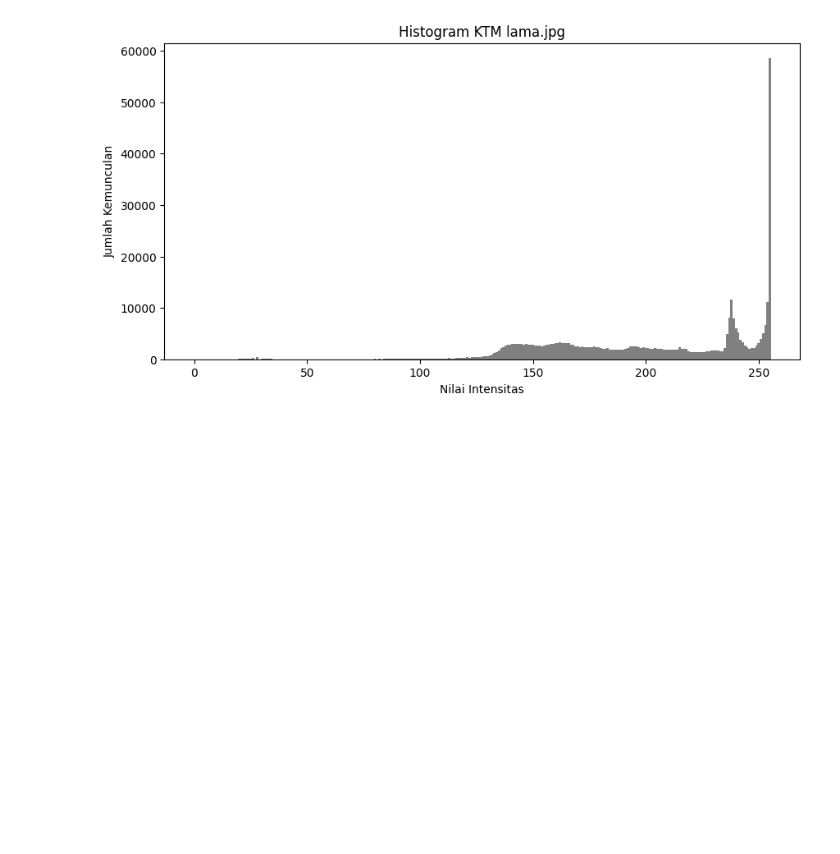
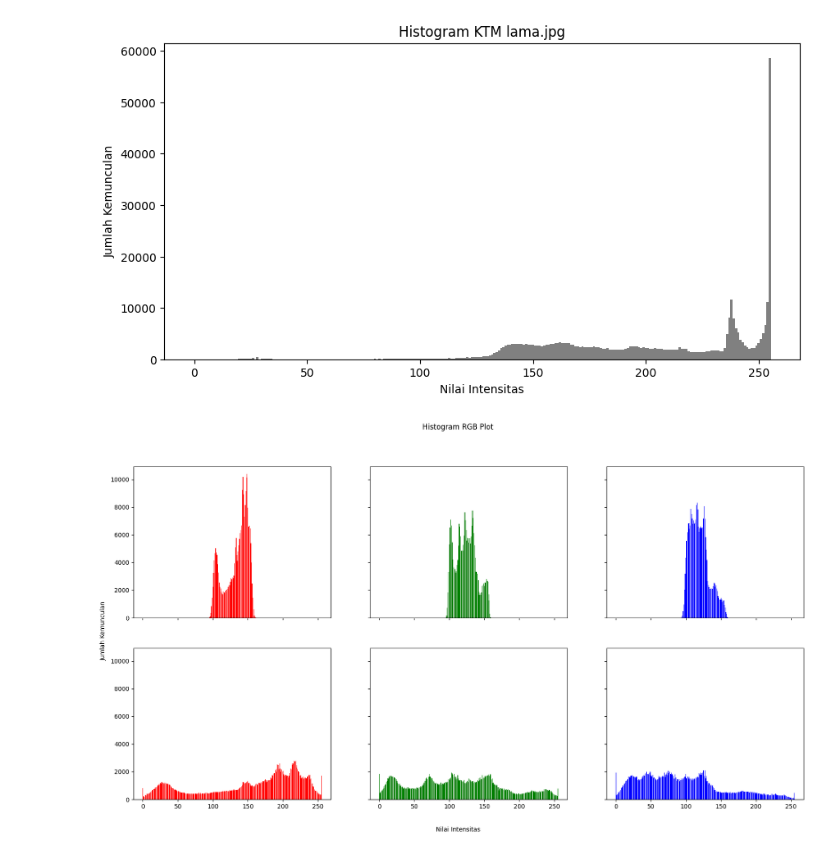
Before and after one commit to AtabikM1/PCVK25_3F_05, a Jupyter notebook: week5_05.ipynb, the cells around one changed output. Saved outputs shown, nothing was run; the diff lists cells and outputs as text; code cells hidden in the pictures; blank space fills up the shorter version.

```diff
--- a/week5_05.ipynb
+++ b/week5_05.ipynb
@@ -76,3 +76,35 @@ plt.bar(bins_ktm[:-1], hist_ktm, width=1, color='gray')
 # %% [output]
 <BarContainer object of 256 artists>
 [figure]
+# %%
+img_lc = cv.imread('/content/gdrive/MyDrive/PCVK_MM/Images/lena_lc.jpg')
+
+img_lc = cv.cvtColor(img_lc, cv.COLOR_BGR2RGB)
+
+height_lc, width_lc, depth_lc = np.shape(img_lc)
+names_lc = np.arange(256)
+
+red_lc = [0]*256
+green_lc = [0]*256
+blue_lc = [0]*256
+
+for y in range(0, height_lc):
+    for x in range(0, width_lc):
+        red_lc[img_lc[y][x][0]] += 1
+        green_lc[img_lc[y][x][1]] += 1
+        blue_lc[img_lc[y][x][2]] += 1
+
+names_lc = np.arange(256)
+fig3, axs3 = plt.subplots(2, 3, figsize=[20, 10], sharex=True, sharey=True)
+fig3.suptitle('Histogram RGB Plot')
+fig3.text(0.09, 0.5, 'Jumlah Kemunculan', ha='center', va='center', rotation='vertical')
+fig3.text(0.5, 0.04, 'Nilai Intensitas', ha='center', va='center')
+axs3[0, 0].bar(names_lc, red_lc, color='red')
+axs3[0, 1].bar(names_lc, green_lc, color='green')
+axs3[0, 2].bar(names_lc, blue_lc, color='blue')
+axs3[1, 0].bar(names, red, color='red')
+axs3[1, 1].bar(names, green, color='green')
+axs3[1, 2].bar(names, blue, color='blue')
+plt.show()
+# %% [output]
+[figure, added]
```
Also changed, not shown: parts of 7 cells of this notebook.
